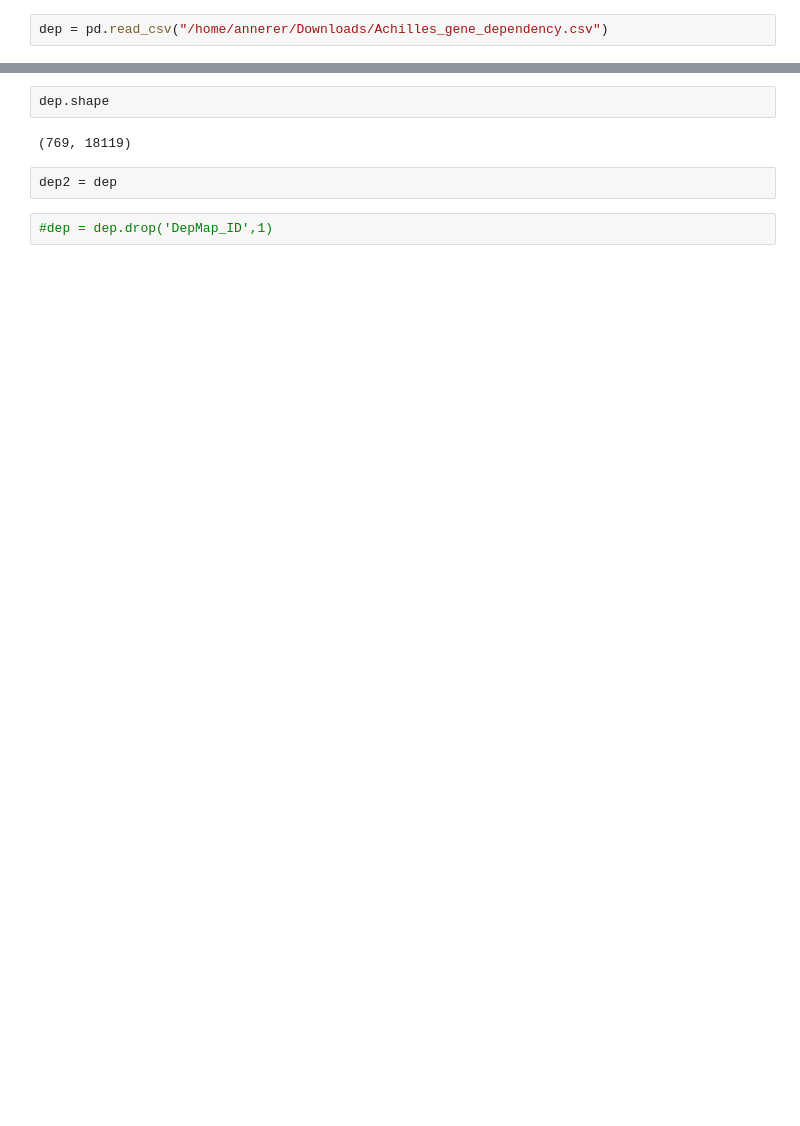
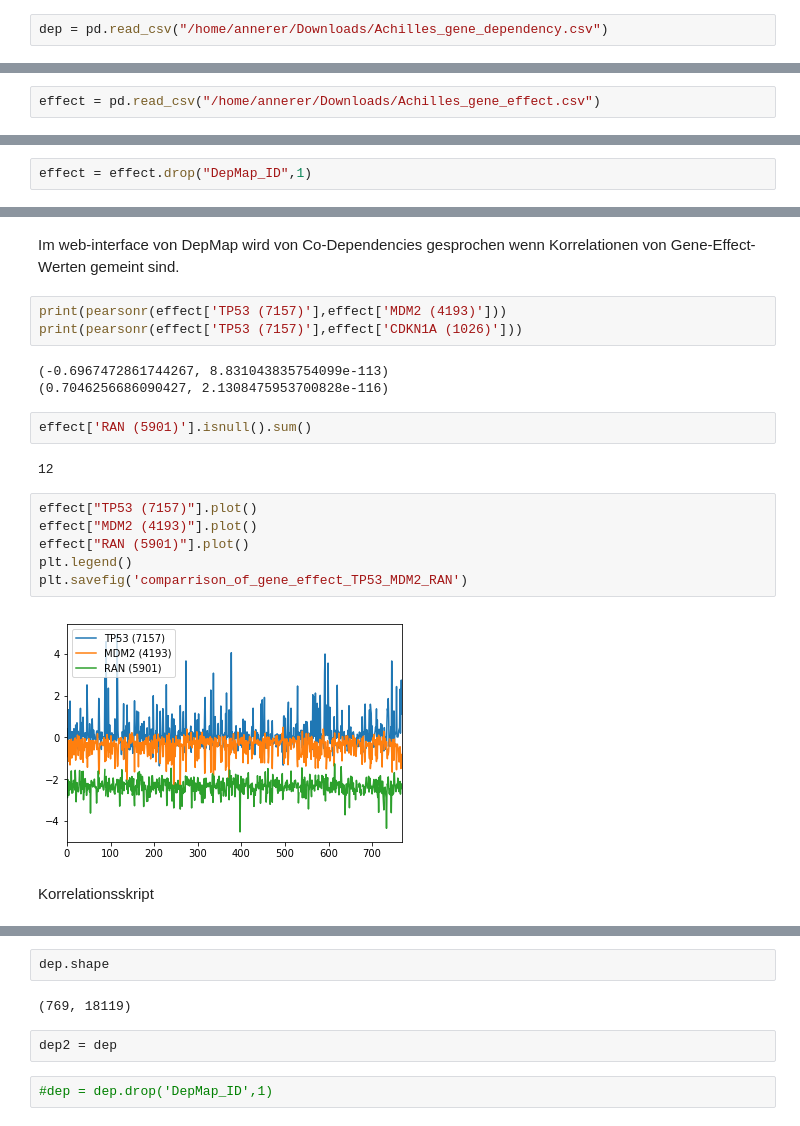
Before and after one commit to lannwal/projectlab, a Jupyter notebook: correlating_the_genes.ipynb, the cells around one changed output, grey strips where cells are left out. Cells and saved outputs as stored; diff of their text form; blank space fills up the shorter version.

Commit message:
Add files via upload
update the files. many new things. correlation worked. now we need to plot the sorted dataframe

```diff
--- a/correlating_the_genes.ipynb
+++ b/correlating_the_genes.ipynb
@@ -24,0 +12,2 @@ Name: DepMap_ID, dtype: object
+# %%
+effect = pd.read_csv("/home/annerer/Downloads/Achilles_gene_effect.csv")
@@ -24,0 +16,2 @@ Name: DepMap_ID, dtype: object
+# %%
+effect = effect.drop("DepMap_ID",1)
@@ -24,0 +82,23 @@ Name: DepMap_ID, dtype: object
+# %% [markdown]
+Im web-interface von DepMap wird von Co-Dependencies gesprochen wenn
+Korrelationen von Gene-Effect-Werten gemeint sind.
+# %%
+print(pearsonr(effect['TP53 (7157)'],effect['MDM2 (4193)']))
+print(pearsonr(effect['TP53 (7157)'],effect['CDKN1A (1026)']))
+# %% [output]
+(-0.6967472861744267, 8.831043835754099e-113)
+(0.7046256686090427, 2.1308475953700828e-116)
+# %%
+effect['RAN (5901)'].isnull().sum()
+# %% [output]
+12
+# %%
+effect["TP53 (7157)"].plot()
+effect["MDM2 (4193)"].plot()
+effect["RAN (5901)"].plot()
+plt.legend()
+plt.savefig('comparrison_of_gene_effect_TP53_MDM2_RAN')
+# %% [output]
+[figure, added]
+# %% [markdown]
+Korrelationsskript
```
Also changed, not shown: parts of 97 cells of this notebook, 1 other file.
